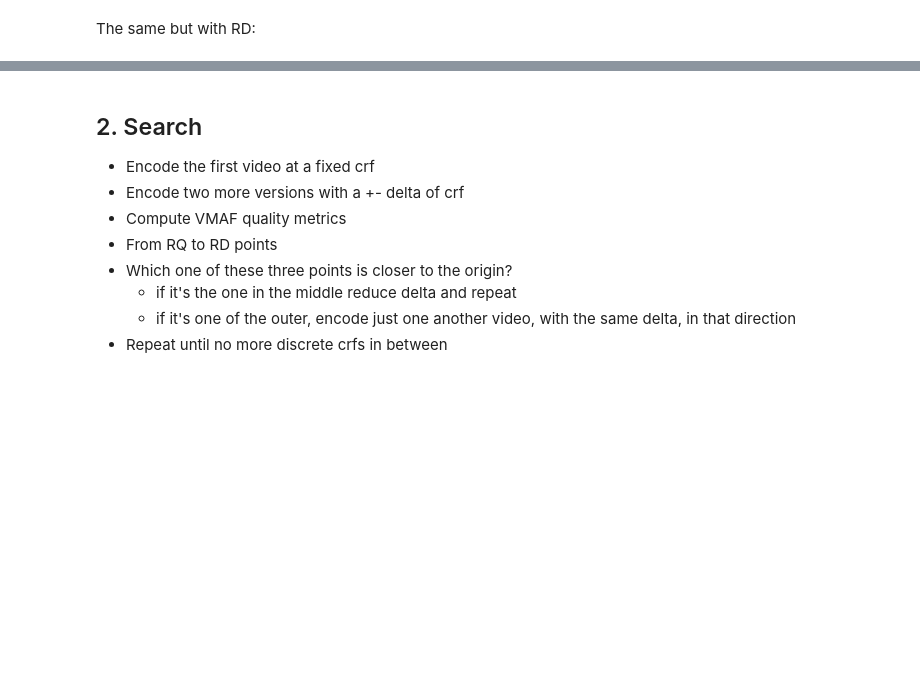
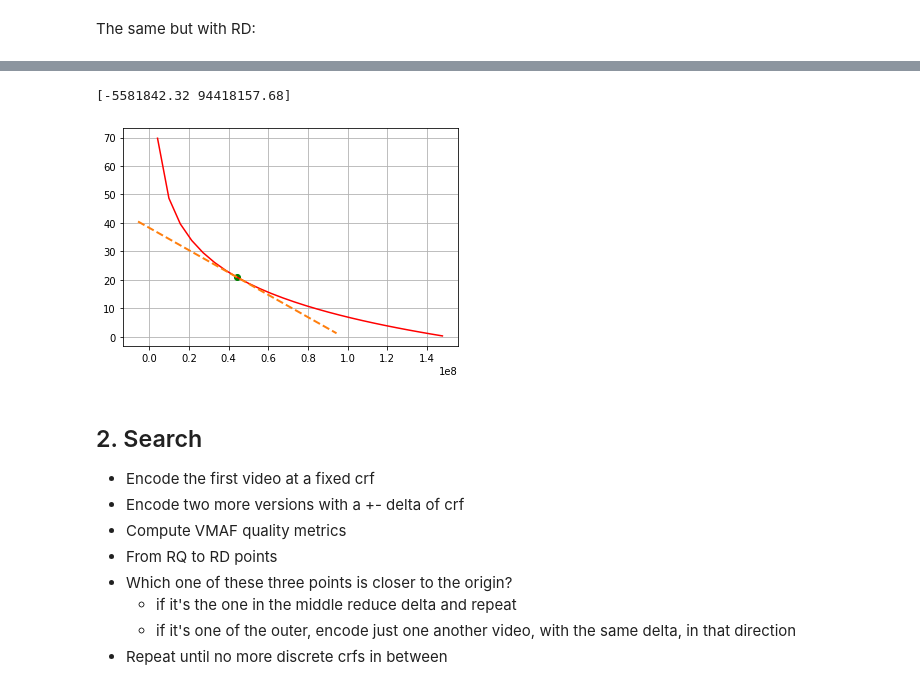
Before and after one commit to CheminDavide/Dynopt, a Jupyter notebook: MAIN.ipynb, the cells around one changed output, grey strips where cells are left out. Saved outputs shown, nothing was run; the diff lists cells and outputs as text; code cells hidden in the pictures; blank space fills up the shorter version.

Commit message:
add: tangent

```diff
--- a/MAIN.ipynb
+++ b/MAIN.ipynb
@@ -146,3 +155,28 @@ pl.grid(True)
+# %%
+import matplotlib.pyplot as pl
+
+def slope(x):
+    return popt[0] / (x + popt[1])
+def line(x, x1, y1):
+    return slope(x1)*(x - x1) + y1
+def show_tangent(x1,y1):
+    # Define x data range for tangent line
+    xrange = np.linspace(x1-50000000, x1+50000000, 2)
+    print(xrange)
+    pl.plot(xrange, line(xrange, x1, y1), 'C1--', linewidth = 2)
+
+x1 = xrate[ncrf]
+y1 = ydist[ncrf]
+
+pl.plot(x1, y1, 'go')
+pl.plot(xrate, ydist, 'r')
+show_tangent(x1,y1)
+pl.grid(True)
+
+#TODO: linear inverse testing
+# %% [output]
+[-5581842.32 94418157.68]
+[figure, added]
 # %% [markdown]
 ## 2. Search
 - Encode the first video at a fixed crf
```
Also changed, not shown: parts of 5 cells of this notebook, 1 other file.
